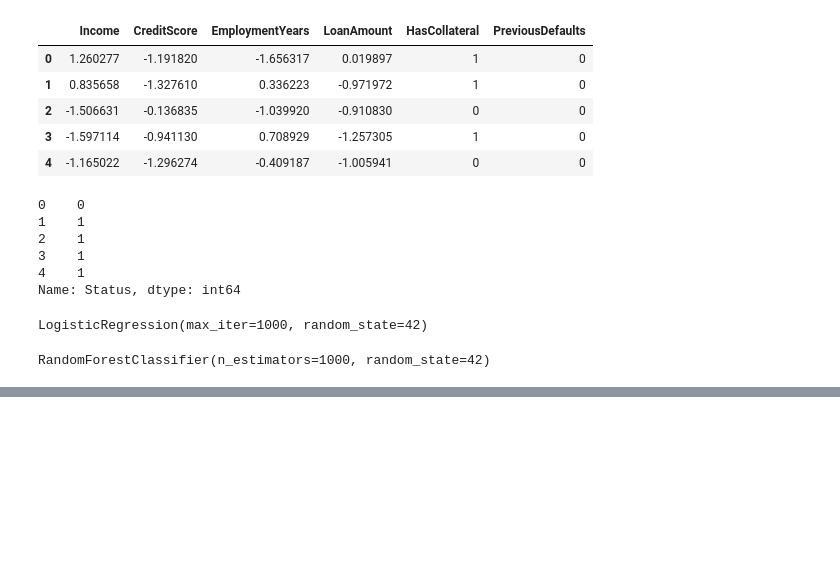
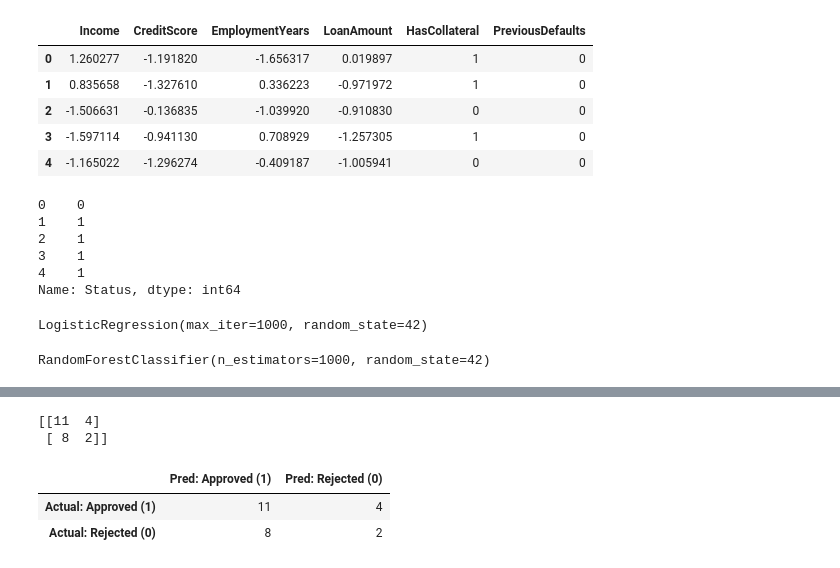
Before and after one commit to marshaale/ds-ml-bootcamp, a Jupyter notebook: practice/loan-classifier.ipynb, the cells around one changed output, grey strips where cells are left out. Cells and saved outputs as stored; diff of their text form; code cells hidden in the pictures; blank space fills up the shorter version.

```diff
--- a/practice/loan-classifier.ipynb
+++ b/practice/loan-classifier.ipynb
@@ -57,0 +116,8 @@ RandomForestClassifier(n_estimators=1000, random_state=42)
+# %%
+print_confusion_metrics(y_test,rf_predicts)
+# %% [output]
+[[11  4]
+ [ 8  2]]
+|  | Pred: Approved (1) | Pred: Rejected (0) |
+| Actual: Approved (1) | 11 | 4 |
+| Actual: Rejected (0) | 8 | 2 |
```
Also changed, not shown: parts of 8 cells of this notebook.
